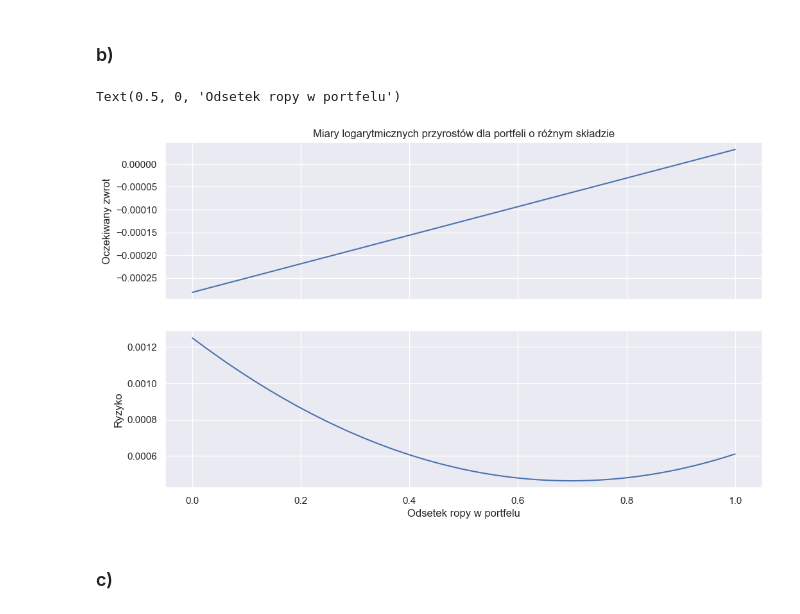
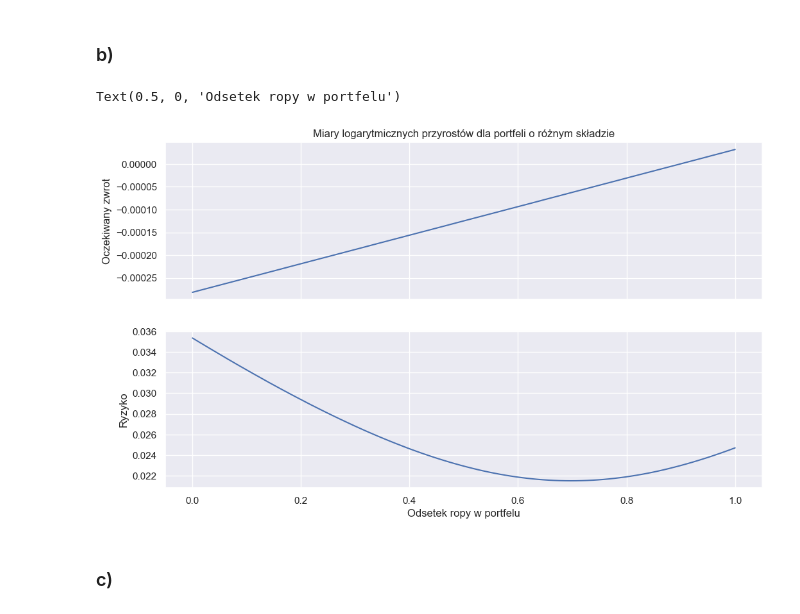
Before and after one commit to mjacobik/ORLEN-risk-management, a Jupyter notebook: Projekt 3 zad 1.ipynb, the cells around one changed output. Drawn from its saved outputs; the diff is of its cells as text; code cells hidden in the pictures.

Commit message:
Correct that risk is standard deviation, not variance

```diff
--- a/Projekt 3 zad 1.ipynb
+++ b/Projekt 3 zad 1.ipynb
@@ -65,6 +65,11 @@ class Portfel:
                                                      self.usd_na_rope[1:])[1,0]
 
     @property
+    def risk(self):
+        """Just a standard deviation"""
+        return np.sqrt(self.var)
+
+    @property
     def corr(self):
         return np.corrcoef(self.usd_na_gaz[1:], self.usd_na_rope[1:])[1,0]
 
@@ -117,22 +120,22 @@ p.corr
 # %%
 space = np.linspace(0, 1, 100)
 means = []
-vars = []
+risks = []
 for i in space:
     p = Portfel(df, odsetek_ropy=i)
     means.append(p.mean)
-    vars.append(p.var)
+    risks.append(p.risk)
 # %%
 fig, axs = plt.subplots(2,1, sharex=True)
 axs[0].plot(space, means)
 axs[0].set_ylabel('Oczekiwany zwrot')
 axs[0].set_title('Miary logarytmicznych przyrostów dla portfeli o różnym składzie')
-axs[1].plot(space, vars)
+axs[1].plot(space, risks)
 axs[1].set_ylabel('Ryzyko')
 axs[1].set_xlabel('Odsetek ropy w portfelu')
 # %% [output]
 Text(0.5, 0, 'Odsetek ropy w portfelu')
-[figure, old version]
+[figure, new version]
 # %% [markdown]
 ### c)
 # %%
```
Also changed, not shown: parts of 12 cells of this notebook.
